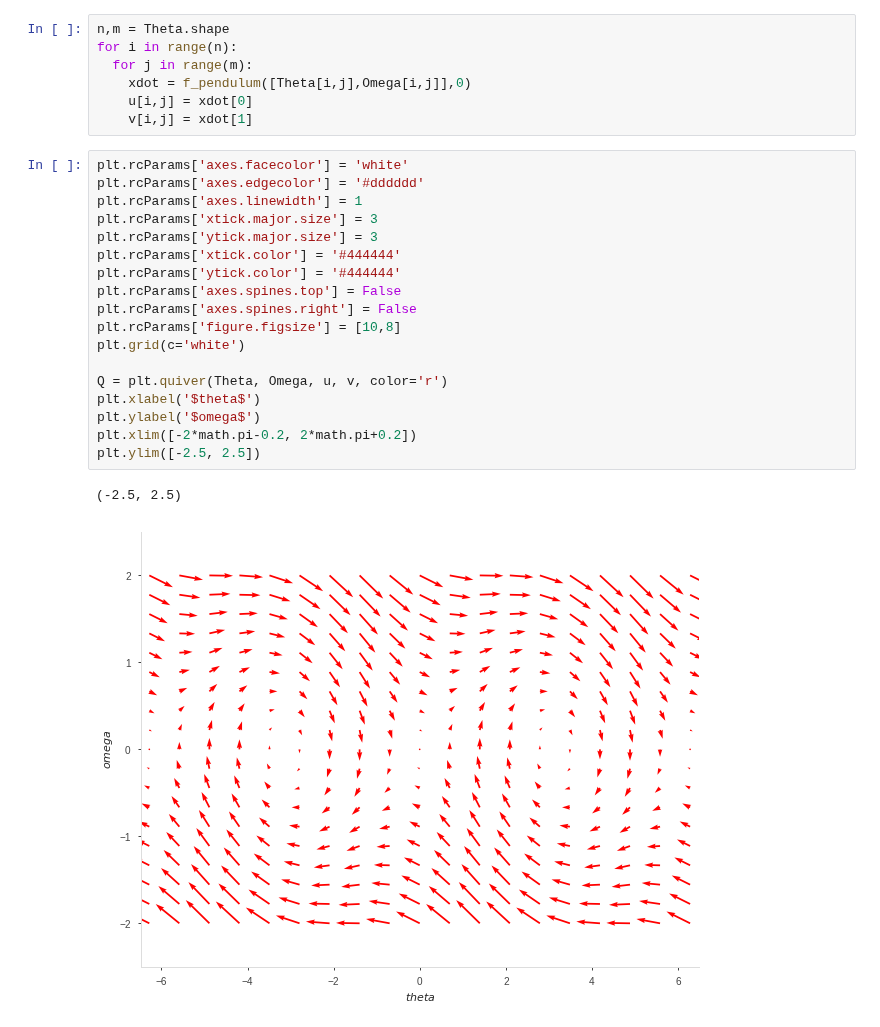
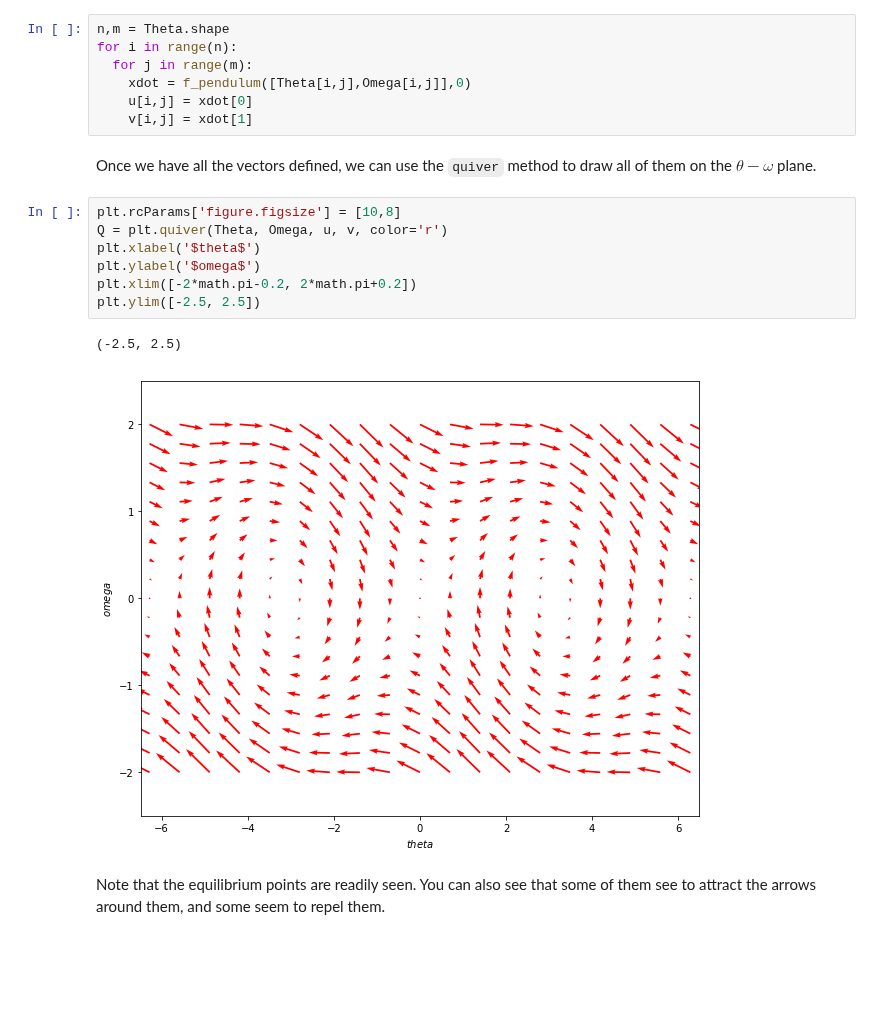
Before and after one commit to klavins/ECE447, a Jupyter notebook: lectures/dynamic_systems.ipynb, the cells around one changed output. Drawn from its saved outputs; the diff is of its cells as text; blank space fills up the shorter version.

```diff
--- a/lectures/dynamic_systems.ipynb
+++ b/lectures/dynamic_systems.ipynb
@@ -140,24 +177,17 @@ for i in range(n):
     xdot = f_pendulum([Theta[i,j],Omega[i,j]],0)
     u[i,j] = xdot[0]
     v[i,j] = xdot[1]
+# %% [markdown]
+Once we have all the vectors defined, we can use the `quiver` method to draw all of them on the $\theta-\omega$ plane.
 # %%
-plt.rcParams['axes.facecolor'] = 'white'
-plt.rcParams['axes.edgecolor'] = '#dddddd'
-plt.rcParams['axes.linewidth'] = 1
-plt.rcParams['xtick.major.size'] = 3
-plt.rcParams['ytick.major.size'] = 3
-plt.rcParams['xtick.color'] = '#444444'
-plt.rcParams['ytick.color'] = '#444444'
-plt.rcParams['axes.spines.top'] = False
-plt.rcParams['axes.spines.right'] = False
 plt.rcParams['figure.figsize'] = [10,8]
-plt.grid(c='white')
-
 Q = plt.quiver(Theta, Omega, u, v, color='r')
 plt.xlabel('$theta$')
 plt.ylabel('$omega$')
 plt.xlim([-2*math.pi-0.2, 2*math.pi+0.2])
 plt.ylim([-2.5, 2.5])
 # %% [output]
 (-2.5, 2.5)
-[figure, old version]
+[figure, new version]
+# %% [markdown]
+Note that the equilibrium points are readily seen. You can also see that some of them see to attract the arrows around them, and some seem to repel them.
```
Also changed, not shown: parts of 36 cells of this notebook.
